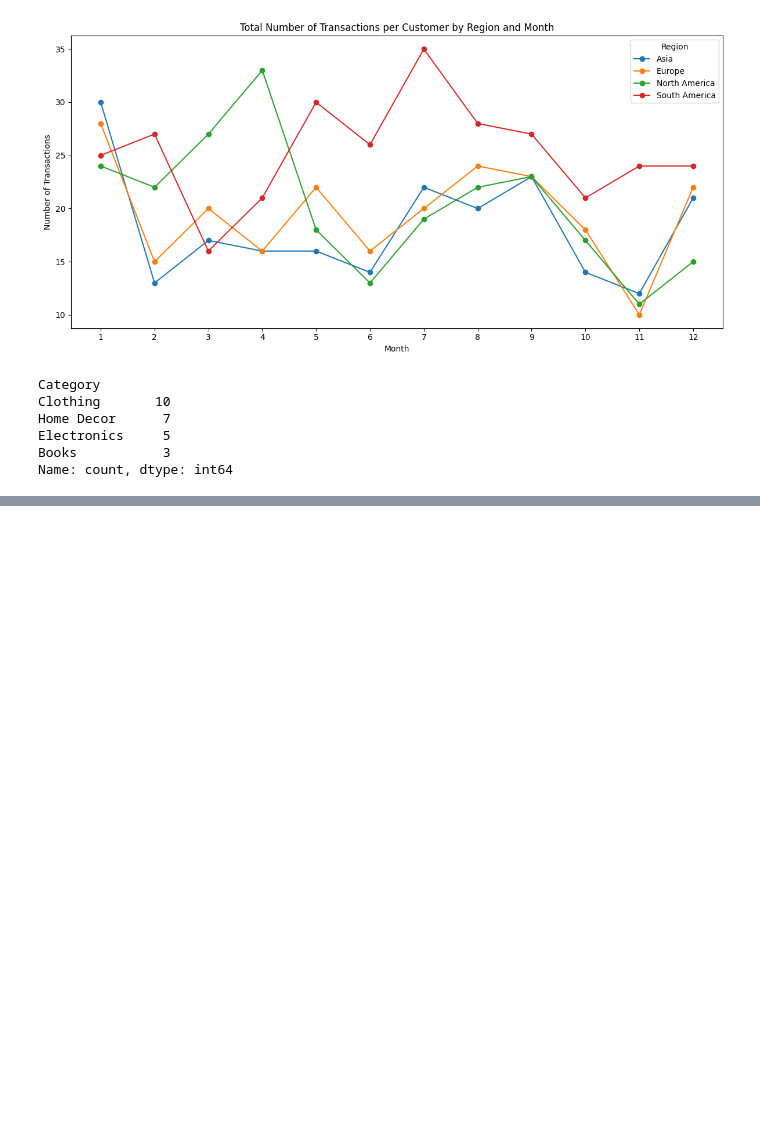
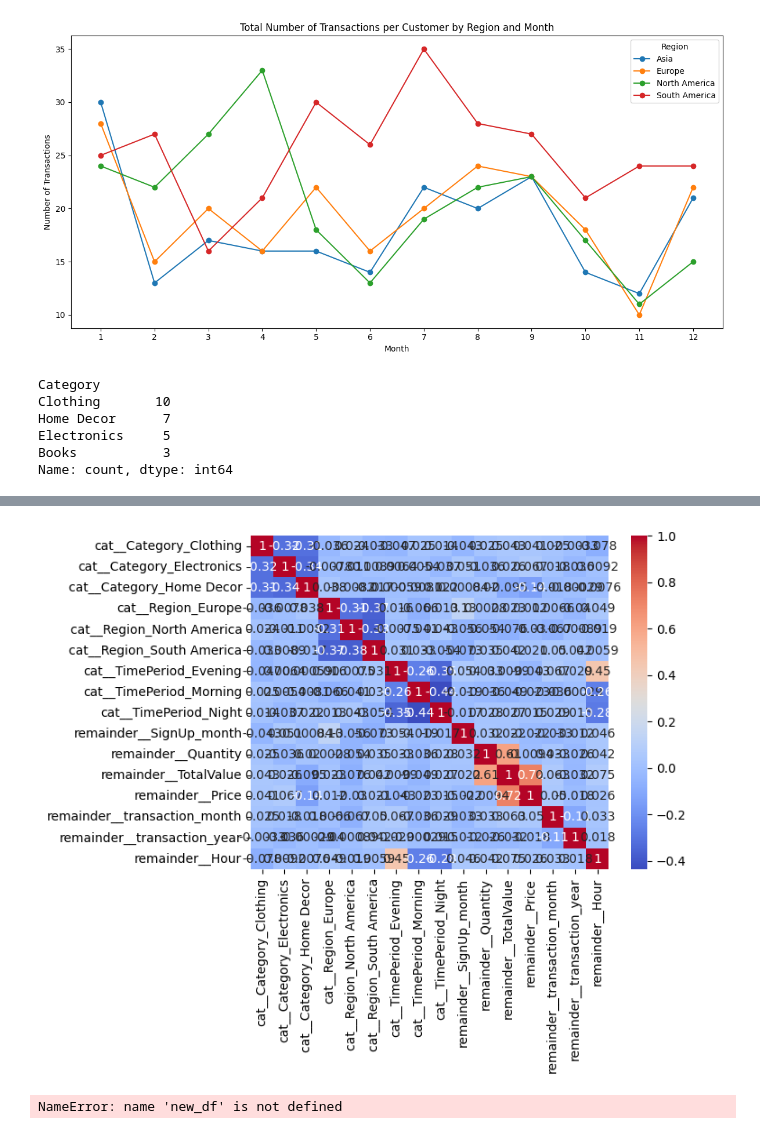
Before and after one commit to Guru20154/eCommerce-Transactions-Dataset-Analysis, a Jupyter notebook: Gurkanwal_Singh_EDA.ipynb, the cells around one changed output, grey strips where cells are left out. Cells and saved outputs as stored; diff of their text form; code cells hidden in the pictures; blank space fills up the shorter version.

```diff
--- a/Gurkanwal_Singh_EDA.ipynb
+++ b/Gurkanwal_Singh_EDA.ipynb
@@ -463,0 +564,2 @@ final_csv
+# %%
+df = final_csv.drop(columns=['CustomerName', 'SignupDate','TransactionID','TransactionDate','ProductName','CustomerID','ProductID'])
@@ -463,0 +582,26 @@ final_csv
+# %%
+import pandas as pd
+from sklearn.preprocessing import OneHotEncoder
+from sklearn.compose import ColumnTransformer
+
+# Identify categorical and numerical features
+categorical_features = ['Category','Region', 'TimePeriod']
+numerical_features = ['Price']
+
+# One-Hot Encoding using ColumnTransformer
+encoder = ColumnTransformer(
+    transformers=[
+        ('cat', OneHotEncoder(sparse_output=False, drop='first'), categorical_features)  # drop='first' avoids dummy variable trap
+    ],
+    remainder='passthrough'  # Keeps numerical columns
+)
+
+# Transform Data
+encoded_array = encoder.fit_transform(df)
+
+# Create DataFrame with new column names
+encoded_columns = encoder.get_feature_names_out()
+encoded_df = pd.DataFrame(encoded_array, columns=encoded_columns)
+
+# Print transformed DataFrame
+print(encoded_df)
@@ -463,0 +650,21 @@ final_csv
+# %%
+sns.heatmap(encoded_df.corr(), annot=True, cmap='coolwarm')
+plt.show()
+# %% [output]
+[figure, added]
+# %%
+threshold = 0.8
+
+high_corr_pairs = (
+    new_df
+    .where(np.abs(new_df) > threshold)  # Keep only high correlations
+    .stack()  # Convert to pairs
+    .reset_index()
+)
+
+high_corr_pairs.columns = ['Feature1', 'Feature2', 'Correlation']
+high_corr_pairs = high_corr_pairs[high_corr_pairs['Feature1'] != high_corr_pairs['Feature2']]
+
+print(high_corr_pairs)
+# %% [output]
+NameError: name 'new_df' is not defined
```
Also changed, not shown: parts of 17 cells of this notebook.
